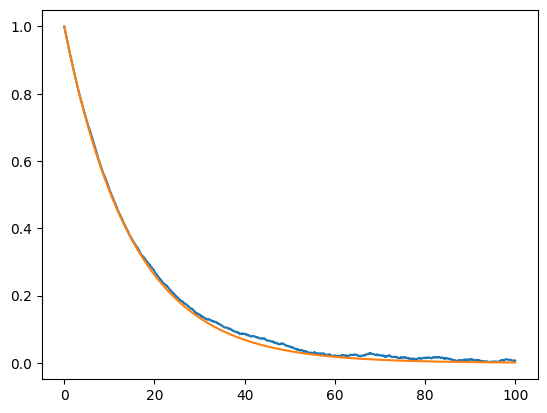
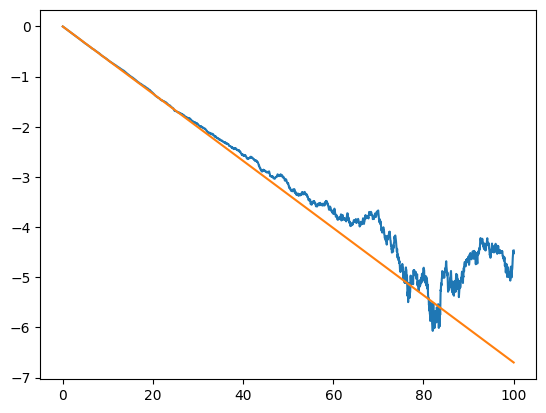
Unified diff of the notebook cell whose output changed from the first chart to the second:
--- before
+++ after
@@ -13,5 +13,5 @@
 t_steps = dt*np.arange(0,nt+1)
 
-plt.plot(t_steps,correlator)
-plt.plot(t_steps,correlator_benchmark1(dim, t_steps))
+plt.plot(t_steps,np.log(correlator))
+plt.plot(t_steps,np.log(correlator_benchmark1(dim, t_steps)))
 plt.show()

Commit: wip